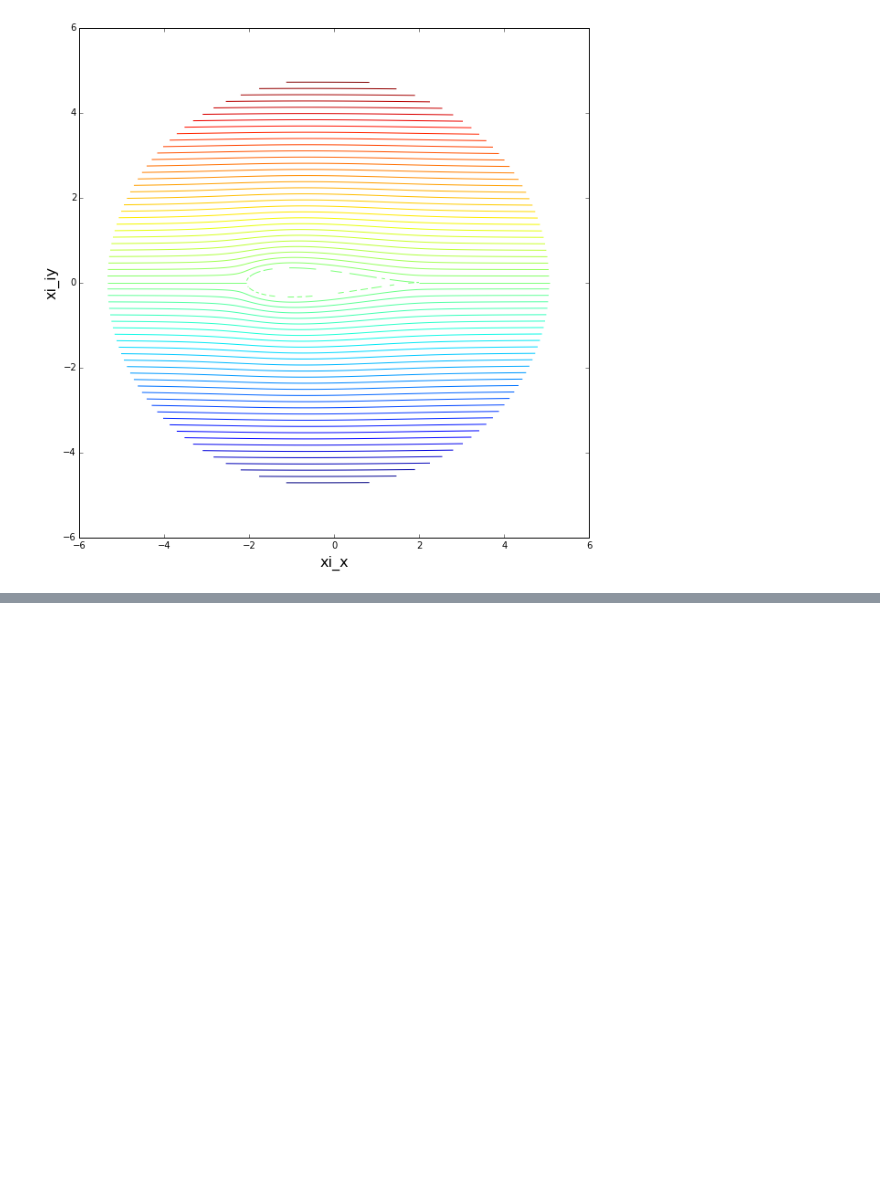
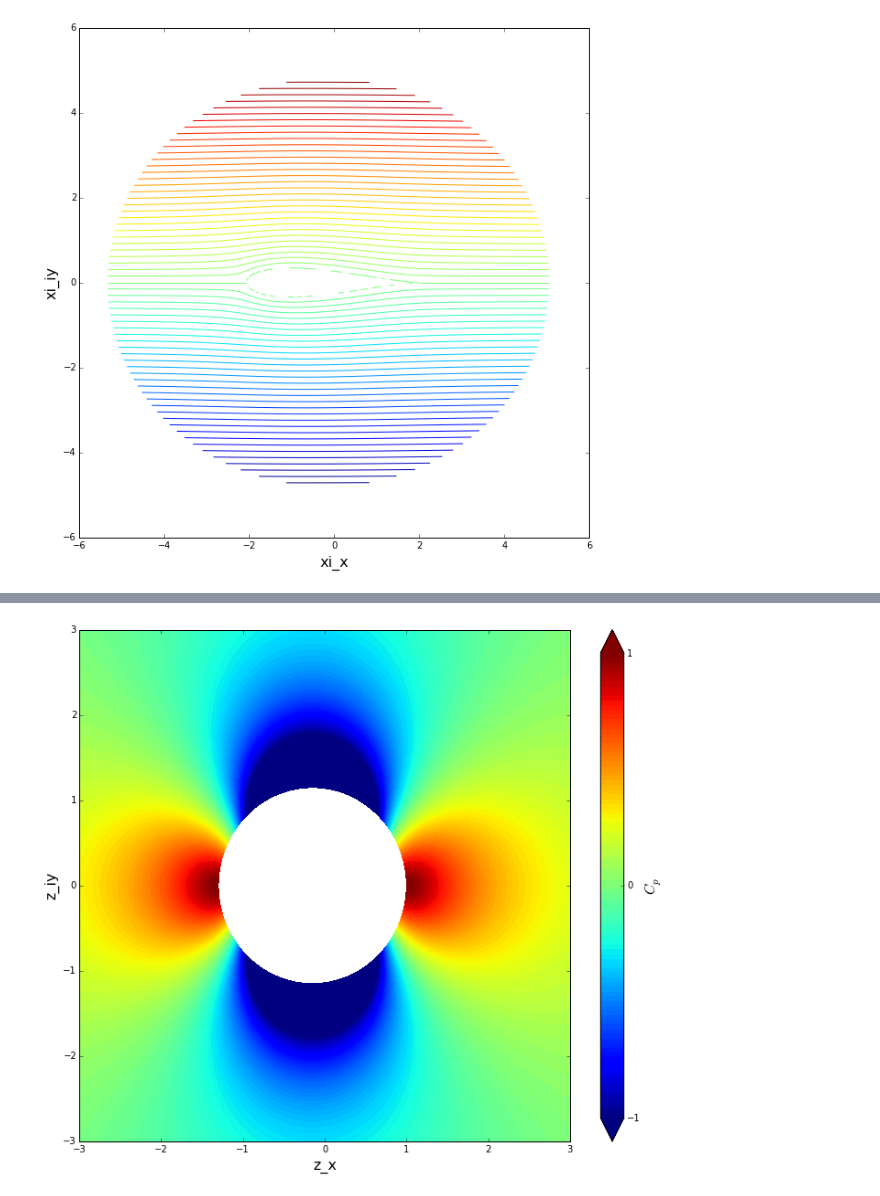
Before and after one commit to chiseler/AeroPython, a Jupyter notebook: lessons/nd_06_Lesson06_Assignment.ipynb, the cells around one changed output, grey strips where cells are left out. Drawn from its saved outputs; the diff is of its cells as text; code cells hidden in the pictures; blank space fills up the shorter version.

```diff
--- a/lessons/nd_06_Lesson06_Assignment.ipynb
+++ b/lessons/nd_06_Lesson06_Assignment.ipynb
@@ -354,0 +396,17 @@ plt.contour(complex_coords_grid_map.real,complex_coords_grid_map.imag,psi, 80)
+# %%
+# computes the pressure coefficient field on the z plane
+cp_z = 1.0 - (u**2+v**2)/U_freestream**2
+
+# plots the pressure coefficient field on the z plane
+size = 10
+plt.figure(figsize=(1.2*size, size))
+plt.xlabel('z_x', fontsize=16)
+plt.ylabel('z_iy', fontsize=16)
+plt.xlim(-3, 3)
+plt.ylim(-3, 3)
+contf = plt.contourf(rect_grid[0],rect_grid[1], cp_z, levels=np.linspace(-1.0, 1.0, 100), extend='both')
+cbar = plt.colorbar(contf)
+cbar.set_label('$C_p$', fontsize=16)
+cbar.set_ticks([-2.0, -1.0, 0.0, 1.0])
+# %% [output]
+[figure, added]
```
Also changed, not shown: parts of 19 cells of this notebook.
